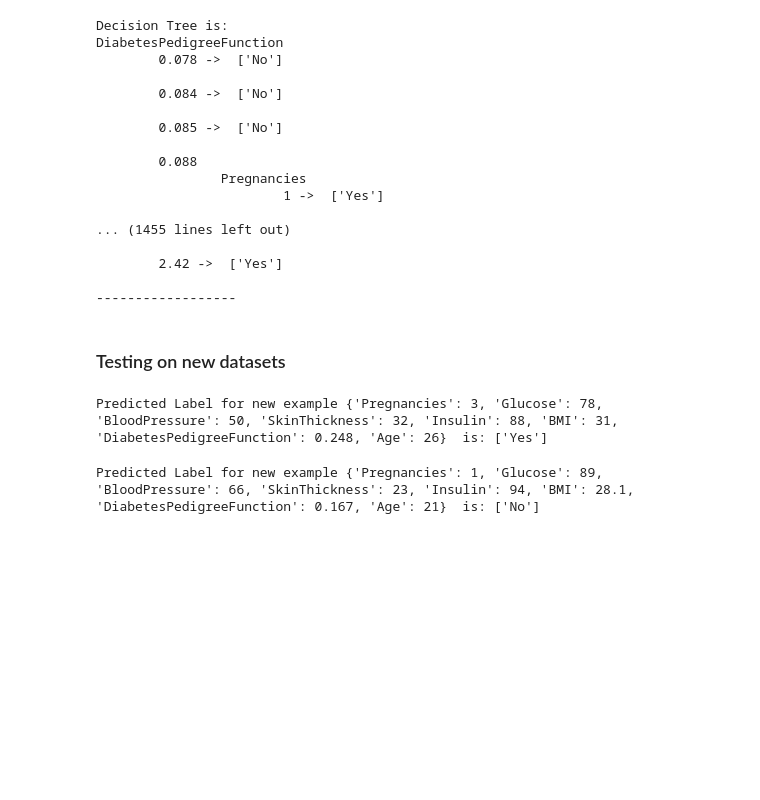
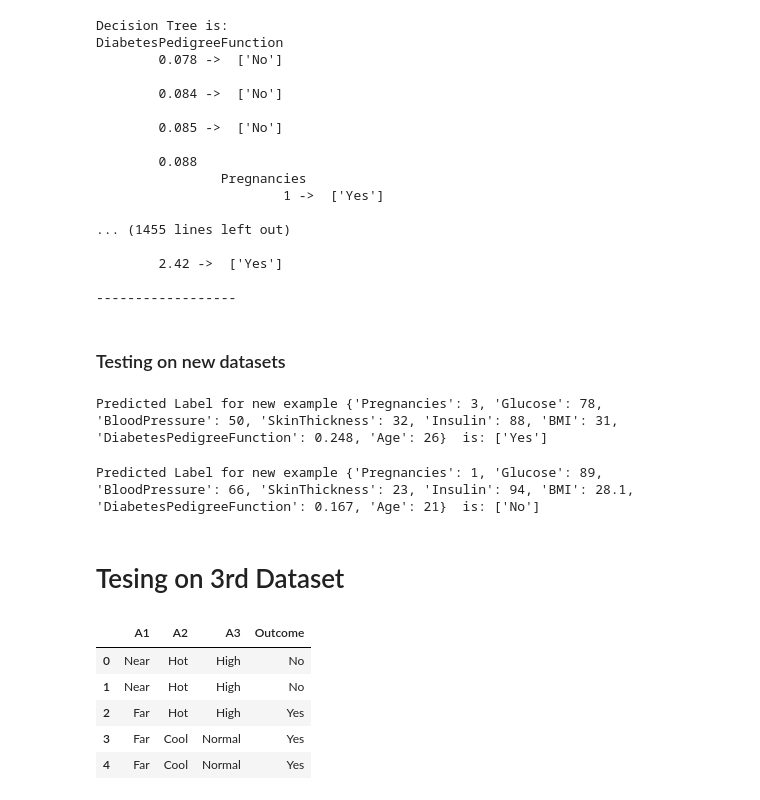
Before and after one commit to KharbandaBhavy/Application-of-ML, a Jupyter notebook: Exp3.ipynb, the cells around one changed output. Saved outputs shown, nothing was run; the diff lists cells and outputs as text; code cells hidden in the pictures; blank space fills up the shorter version.

```diff
--- a/Exp3.ipynb
+++ b/Exp3.ipynb
@@ -316,3 +316,15 @@ new = {"Pregnancies":1, "Glucose":89, "BloodPressure":66, "SkinThickness":23, "I
 classify (root, new)
 # %% [output]
 Predicted Label for new example {'Pregnancies': 1, 'Glucose': 89, 'BloodPressure': 66, 'SkinThickness': 23, 'Insulin': 94, 'BMI': 28.1, 'DiabetesPedigreeFunction': 0.167, 'Age': 21}  is: ['No']
+# %% [markdown]
+# Tesing on 3rd Dataset
+# %%
+data = pd.read_csv("Datasets\Instance_id3.csv")
+data.head()
+# %% [output]
+|  | A1 | A2 | A3 | Outcome |
+| 0 | Near | Hot | High | No |
+| 1 | Near | Hot | High | No |
+| 2 | Far | Hot | High | Yes |
+| 3 | Far | Cool | Normal | Yes |
+| 4 | Far | Cool | Normal | Yes |
```
Also changed, not shown: parts of 12 cells of this notebook, 1 other file.
